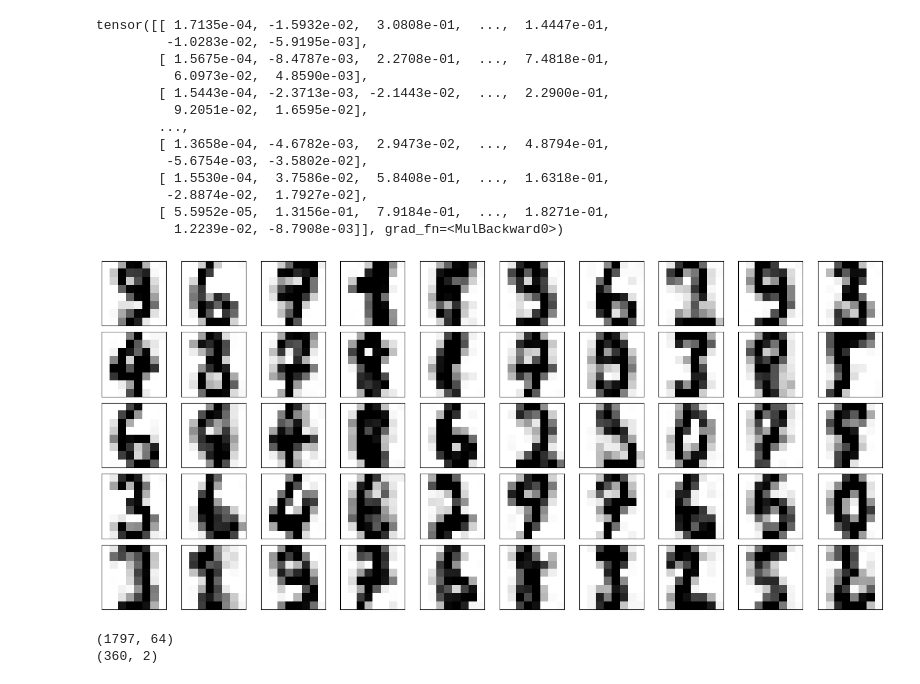
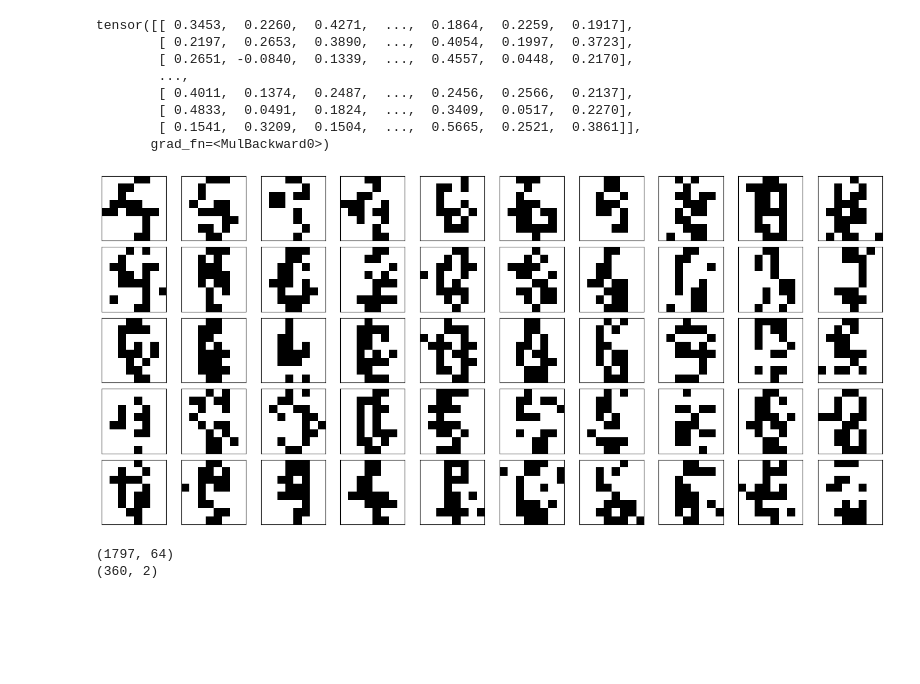
Before and after one commit to tayfununal/PyTorch, a Jupyter notebook: 02_nice_with_digits.ipynb, the cells around one changed output. Drawn from its saved outputs; the diff is of its cells as text; code cells hidden in the pictures; blank space fills up the shorter version.

```diff
--- a/02_nice_with_digits.ipynb
+++ b/02_nice_with_digits.ipynb
@@ -36,13 +36,13 @@ class NICE(nn.Module):
         self.num_flows = num_flows
 
         self.net = lambda : nn.Sequential(
-                                 nn.Linear(self.input_dim//2, self.hidden_layer), nn.ReLU(), nn.BatchNorm1d(self.hidden_layer),
-                                 nn.Linear(self.hidden_layer, self.hidden_layer), nn.ReLU(), nn.BatchNorm1d(self.hidden_layer),
-                                 nn.Linear(self.hidden_layer, self.hidden_layer), nn.ReLU(), nn.BatchNorm1d(self.hidden_layer),
-                                 nn.Linear(self.hidden_layer, self.hidden_layer), nn.ReLU(), nn.BatchNorm1d(self.hidden_layer),
-                                 nn.Linear(self.hidden_layer, self.hidden_layer), nn.ReLU(), nn.BatchNorm1d(self.hidden_layer),
-                                 nn.Linear(self.hidden_layer, self.hidden_layer), nn.ReLU(), nn.BatchNorm1d(self.hidden_layer),
-                                 nn.Linear(self.hidden_layer, self.hidden_layer), nn.ReLU(), nn.BatchNorm1d(self.hidden_layer),
+                                 nn.Linear(self.input_dim//2, self.hidden_layer), nn.ReLU(),
+                                 nn.Linear(self.hidden_layer, self.hidden_layer), nn.ReLU(),
+                                 nn.Linear(self.hidden_layer, self.hidden_layer), nn.ReLU(),
+                                 nn.Linear(self.hidden_layer, self.hidden_layer), nn.ReLU(),
+                                 nn.Linear(self.hidden_layer, self.hidden_layer), nn.ReLU(),
+                                 nn.Linear(self.hidden_layer, self.hidden_layer), nn.ReLU(),
+                                 nn.Linear(self.hidden_layer, self.hidden_layer), nn.ReLU(),
                                  nn.Linear(self.hidden_layer, self.input_dim//2)) # input dimension must be equal to output dimension
 
         self.m = nn.ModuleList([self.net() for _ in range(self.num_flows)])
@@ -89,7 +89,7 @@ class NICE(nn.Module):
             z = torch.matmul(z, self.per_list[flow])
             z = self.coupling_layer(z, model, flow, forward=True)
 
-        log_det_j = torch.sum(self.s)
+        log_det_j = torch.sum(-self.s)
 
         return z, log_det_j
 
@@ -109,7 +109,7 @@ class NICE(nn.Module):
             loss = - (prior.log_prob(z) + log_det_j).sum()
         else:
 
-            loss = - (prior.log_prob(z) - log_det_j).mean()
+            loss = - (prior.log_prob(z) + log_det_j).mean()
         return loss
 # %%
 def rescale(x, lo, hi):
@@ -231,35 +234,31 @@ tensor([[-0.3494,  0.6304,  2.2866,  ...,  0.7638, -0.3917, -0.0121],
 sonuc = model.f_inv(test)
 sonuc
 # %% [output]
-tensor([[ 1.7135e-04, -1.5932e-02,  3.0808e-01,  ...,  1.4447e-01,
-         -1.0283e-02, -5.9195e-03],
-        [ 1.5675e-04, -8.4787e-03,  2.2708e-01,  ...,  7.4818e-01,
-          6.0973e-02,  4.8590e-03],
-        [ 1.5443e-04, -2.3713e-03, -2.1443e-02,  ...,  2.2900e-01,
-          9.2051e-02,  1.6595e-02],
+tensor([[ 0.3453,  0.2260,  0.4271,  ...,  0.1864,  0.2259,  0.1917],
+        [ 0.2197,  0.2653,  0.3890,  ...,  0.4054,  0.1997,  0.3723],
+        [ 0.2651, -0.0840,  0.1339,  ...,  0.4557,  0.0448,  0.2170],
         ...,
-        [ 1.3658e-04, -4.6782e-03,  2.9473e-02,  ...,  4.8794e-01,
-         -5.6754e-03, -3.5802e-02],
-        [ 1.5530e-04,  3.7586e-02,  5.8408e-01,  ...,  1.6318e-01,
-         -2.8874e-02,  1.7927e-02],
-        [ 5.5952e-05,  1.3156e-01,  7.9184e-01,  ...,  1.8271e-01,
-          1.2239e-02, -8.7908e-03]], grad_fn=<MulBackward0>)
+        [ 0.4011,  0.1374,  0.2487,  ...,  0.2456,  0.2566,  0.2137],
+        [ 0.4833,  0.0491,  0.1824,  ...,  0.3409,  0.0517,  0.2270],
+        [ 0.1541,  0.3209,  0.1504,  ...,  0.5665,  0.2521,  0.3861]],
+       grad_fn=<MulBackward0>)
 # %%
 test = prior.sample((1797,))
-sonuc = torch.nn.ReLU()(model.f_inv(test))
+sonuc = model.f_inv(test)
+sonuc[sonuc[:]>=0.5] = 1
+sonuc[sonuc[:]<0.5] = 0
 
 fig, axs = plt.subplots(5, 10, sharex=True, sharey=True, figsize=(18, 8), subplot_kw={'xticks':[], 'yticks':[]}, gridspec_kw=dict(hspace=0.1, wspace=0.1))
 
 for i in range(0,10):
-
-    axs[0, i].imshow((sonuc[i]).detach().numpy().reshape((8,8)), cmap='binary', interpolation='nearest', clim=(0, 0.8))
-    axs[1, i].imshow((sonuc[10+i]).detach().numpy().reshape((8,8)), cmap='binary', interpolation='nearest', clim=(0, 0.8))
-    axs[2, i].imshow((sonuc[20+i]).detach().numpy().reshape((8,8)), cmap='binary', interpolation='nearest', clim=(0, 0.8))
-    axs[3, i].imshow((sonuc[30+i]).detach().numpy().reshape((8,8)), cmap='binary', interpolation='nearest', clim=(0, 0.8))
-    axs[4, i].imshow((sonuc[40+i]).detach().numpy().reshape((8,8)), cmap='binary', interpolation='nearest', clim=(0, 0.8))
+    axs[0, i].imshow((sonuc[i]).detach().numpy().clip(0,1).reshape((8,8)), cmap='binary', interpolation='nearest', clim=(0, 1))
+    axs[1, i].imshow((sonuc[10+i]).detach().numpy().clip(0,1).reshape((8,8)), cmap='binary', interpolation='nearest', clim=(0, 1))
+    axs[2, i].imshow((sonuc[20+i]).detach().numpy().clip(0,1).reshape((8,8)), cmap='binary', interpolation='nearest', clim=(0, 1))
+    axs[3, i].imshow((sonuc[30+i]).detach().numpy().clip(0,1).reshape((8,8)), cmap='binary', interpolation='nearest', clim=(0, 1))
+    axs[4, i].imshow((sonuc[40+i]).detach().numpy().clip(0,1).reshape((8,8)), cmap='binary', interpolation='nearest', clim=(0, 1))
 fig.show()
 # %% [output]
-[figure, old version]
+[figure, new version]
 # %%
 from sklearn.decomposition import PCA
 pca = PCA(n_components=2)
```
Also changed, not shown: parts of 6 cells of this notebook.
